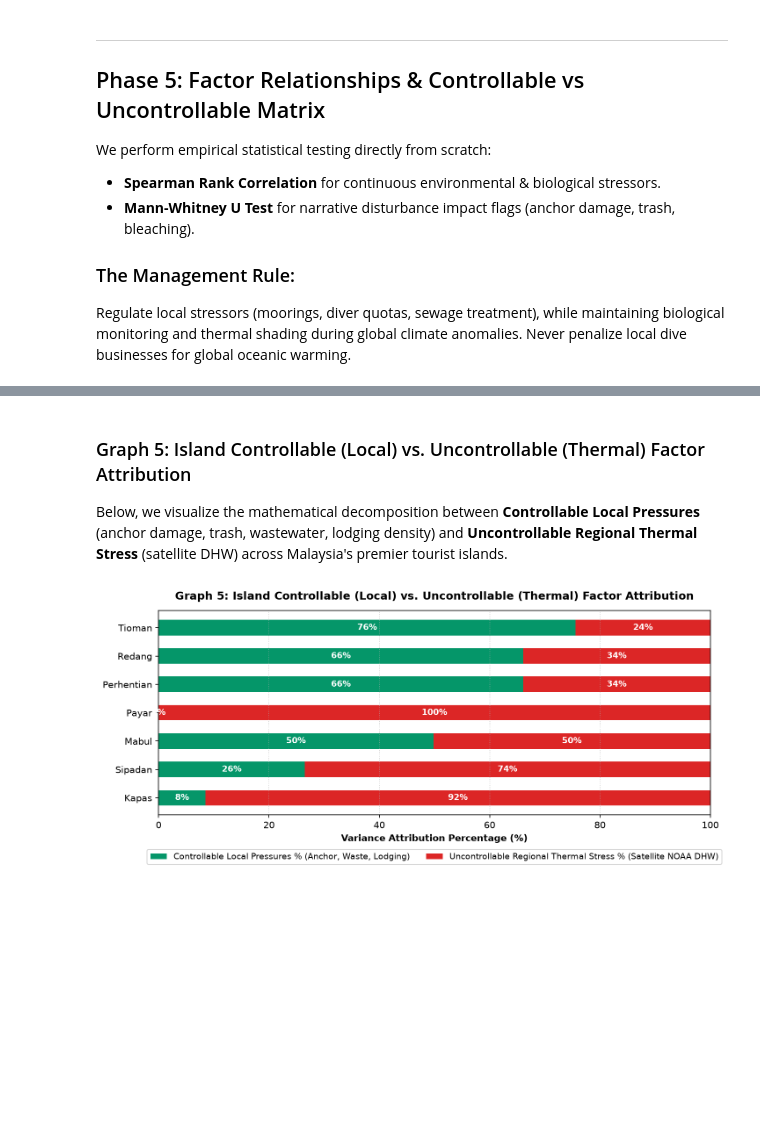
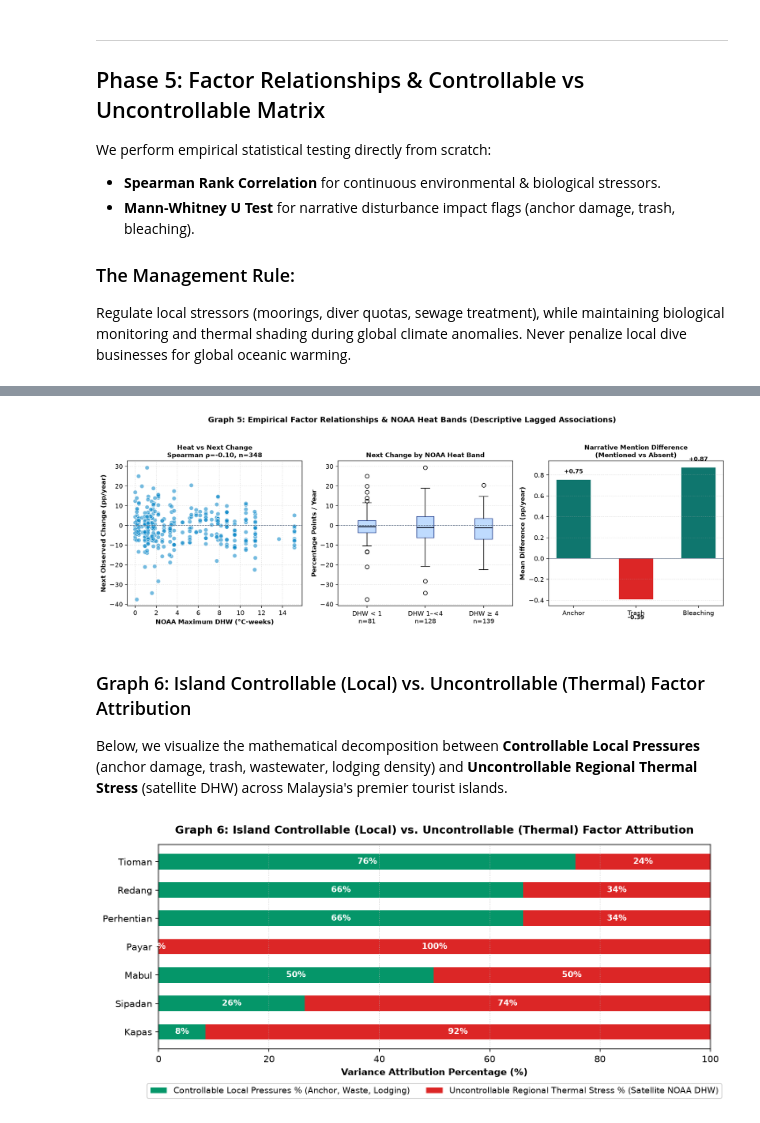
Before and after one commit to Chee613/dosm2026, a Jupyter notebook: notebooks/01_reproducible_pipeline.ipynb, the cells around one changed output, grey strips where cells are left out. Cells and saved outputs as stored; diff of their text form; code cells hidden in the pictures; blank space fills up the shorter version.

```diff
--- a/notebooks/01_reproducible_pipeline.ipynb
+++ b/notebooks/01_reproducible_pipeline.ipynb
@@ -394,5 +409,77 @@ shape: (9, 5)
+# %%
+# 3-Panel Empirical Factor Relationships Plot From Scratch
+target_col = "target_lcc_change_rate"
+heat_sub = df_transitions.filter(pl.col("noaa_max_dhw").is_not_null() & pl.col(target_col).is_not_null())
+dhw_vals = heat_sub["noaa_max_dhw"].to_numpy()
+chg_vals = heat_sub[target_col].to_numpy()
+rho_val, _ = spearmanr(dhw_vals, chg_vals)
+
+def get_heat_band(d):
+    if d < 1.0:
+        return "DHW < 1"
+    elif d < 4.0:
+        return "DHW 1–<4"
+    else:
+        return "DHW ≥ 4"
+
+bands = ["DHW < 1", "DHW 1–<4", "DHW ≥ 4"]
+band_groups = {b: [] for b in bands}
+for d, c in zip(dhw_vals, chg_vals):
+    band_groups[get_heat_band(d)].append(c)
+
+binary_labels = ["Anchor", "Trash", "Bleaching"]
+binary_cols = ["impact_anchor", "impact_trash", "impact_bleaching"]
+diffs = []
+for bcol in binary_cols:
+    sub = df_transitions.filter(pl.col(bcol).is_not_null())
+    g1 = sub.filter(pl.col(bcol) == 1)[target_col].to_numpy()
+    g0 = sub.filter(pl.col(bcol) == 0)[target_col].to_numpy()
+    diffs.append(float(np.mean(g1) - np.mean(g0)) if len(g1) > 0 and len(g0) > 0 else 0.0)
+
+fig, axes = plt.subplots(1, 3, figsize=(14, 4.6), dpi=150)
+
+# Panel 1: Scatter
+axes[0].scatter(dhw_vals, chg_vals, alpha=0.55, color="#0284c7", edgecolor="white", s=45)
+axes[0].axhline(0, color="#64748b", linewidth=0.8, linestyle="--")
+axes[0].set_title(f"Heat vs Next Change\nSpearman ρ={rho_val:.2f}, n={len(dhw_vals)}", fontweight="bold", fontsize=10)
+axes[0].set_xlabel("NOAA Maximum DHW (°C-weeks)", fontweight="bold")
+axes[0].set_ylabel("Next Observed Change (pp/year)", fontweight="bold")
+axes[0].grid(True, linestyle=":", alpha=0.5)
+
+# Panel 2: Boxplot
+boxes = axes[1].boxplot(
+    [band_groups[b] for b in bands],
+    tick_labels=[f"{b}\nn={len(band_groups[b])}" for b in bands],
+    patch_artist=True,
+    medianprops=dict(color="#0f172a", linewidth=1.5)
+)
+for box in boxes["boxes"]:
+    box.set_facecolor("#bfdbfe")
+    box.set_edgecolor("#1e3a8a")
+axes[1].axhline(0, color="#64748b", linewidth=0.8, linestyle="--")
+axes[1].set_title("Next Change by NOAA Heat Band", fontweight="bold", fontsize=10)
+axes[1].set_ylabel("Percentage Points / Year", fontweight="bold")
+axes[1].grid(axis="y", linestyle=":", alpha=0.5)
+
+# Panel 3: Bar chart
+b_colors = ["#0f766e" if d >= 0 else "#dc2626" for d in diffs]
+bars = axes[2].bar(binary_labels, diffs, color=b_colors, width=0.55)
+axes[2].axhline(0, color="#64748b", linewidth=0.8)
+axes[2].set_title("Narrative Mention Difference\n(Mentioned vs Absent)", fontweight="bold", fontsize=10)
+axes[2].set_ylabel("Mean Difference (pp/year)", fontweight="bold")
+for b in bars:
+    h = b.get_height()
+    axes[2].text(b.get_x() + b.get_width()/2, h + (0.05 if h >= 0 else -0.15), f"{h:+.2f}",
+                ha="center", va="bottom" if h >= 0 else "top", fontweight="bold", fontsize=9)
+axes[2].grid(axis="y", linestyle=":", alpha=0.5)
+
+fig.suptitle("Graph 5: Empirical Factor Relationships & NOAA Heat Bands (Descriptive Lagged Associations)", fontweight="bold", fontsize=12, y=1.03)
+plt.tight_layout()
+plt.show()
+# %% [output]
+[figure, added]
 # %% [markdown]
-### Graph 5: Island Controllable (Local) vs. Uncontrollable (Thermal) Factor Attribution
+### Graph 6: Island Controllable (Local) vs. Uncontrollable (Thermal) Factor Attribution
 Below, we visualize the mathematical decomposition between **Controllable Local Pressures** (anchor damage, trash, wastewater, lodging density) and **Uncontrollable Regional Thermal Stress** (satellite DHW) across Malaysia's premier tourist islands.
 # %%
 focal_islands = ["Tioman", "Redang", "Perhentian", "Payar", "Mabul", "Sipadan", "Kapas", "Bidong"]
```
Also changed, not shown: parts of 11 cells of this notebook, 19 other files.
